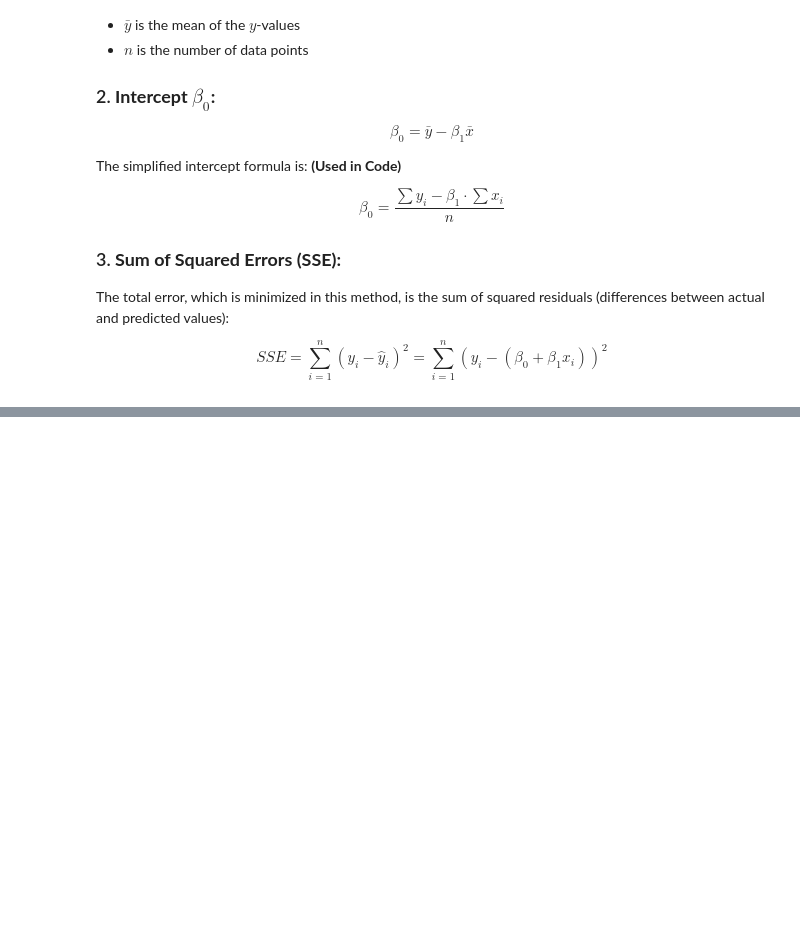
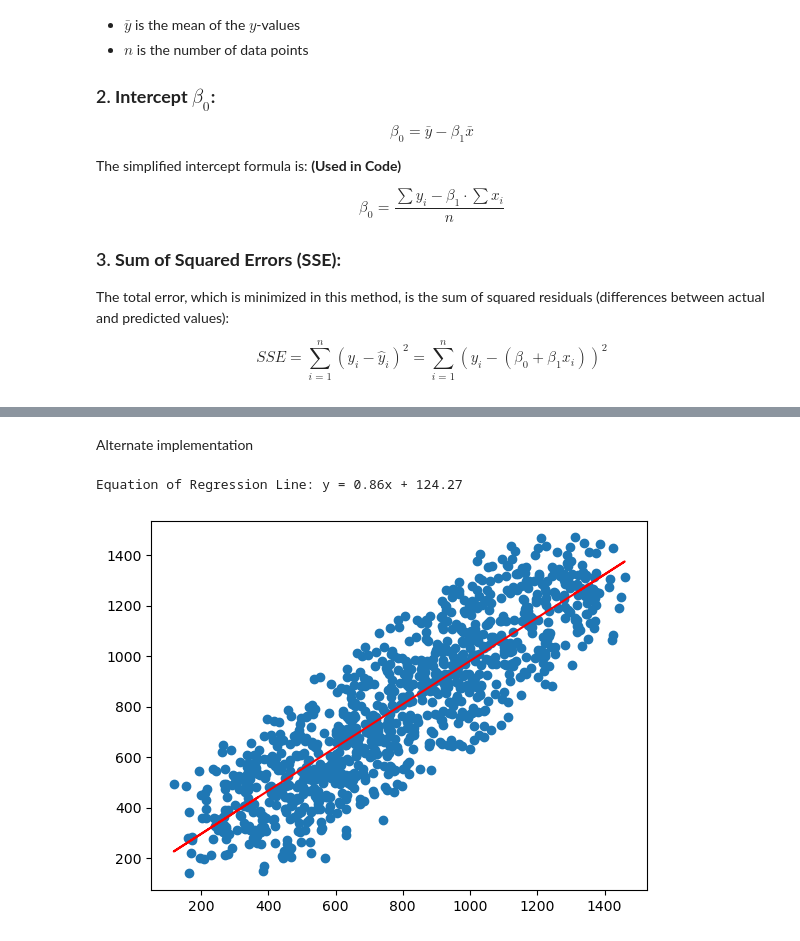
Before and after one commit to AumGupta/mor, a Jupyter notebook: Revision/numpy_revision.ipynb, the cells around one changed output, grey strips where cells are left out. Cells and saved outputs as stored; diff of their text form; code cells hidden in the pictures; blank space fills up the shorter version.

Commit message:
Added Regression Implementation

```diff
--- a/Revision/numpy_revision.ipynb
+++ b/Revision/numpy_revision.ipynb
@@ -146,0 +148,16 @@ plt.show()
+# %% [markdown]
+Alternate implementation
+# %%
+m = sum((x-x.mean())*(y-y.mean()))/sum((x-x.mean())**2)
+b = (y-m*x).mean()
+y_ = m*x + b # Equation of Linear Regression Line
+print(f"Equation of Regression Line: y = {m:.2f}x + {b:.2f}")
+# %% [output]
+Equation of Regression Line: y = 0.86x + 124.27
+# %%
+import matplotlib.pyplot as plt
+plt.scatter(x,y)
+plt.plot(x,y_, color = 'r')
+plt.show()
+# %% [output]
+[figure, added]
```
Also changed, not shown: parts of 3 cells of this notebook, 1 other file.
